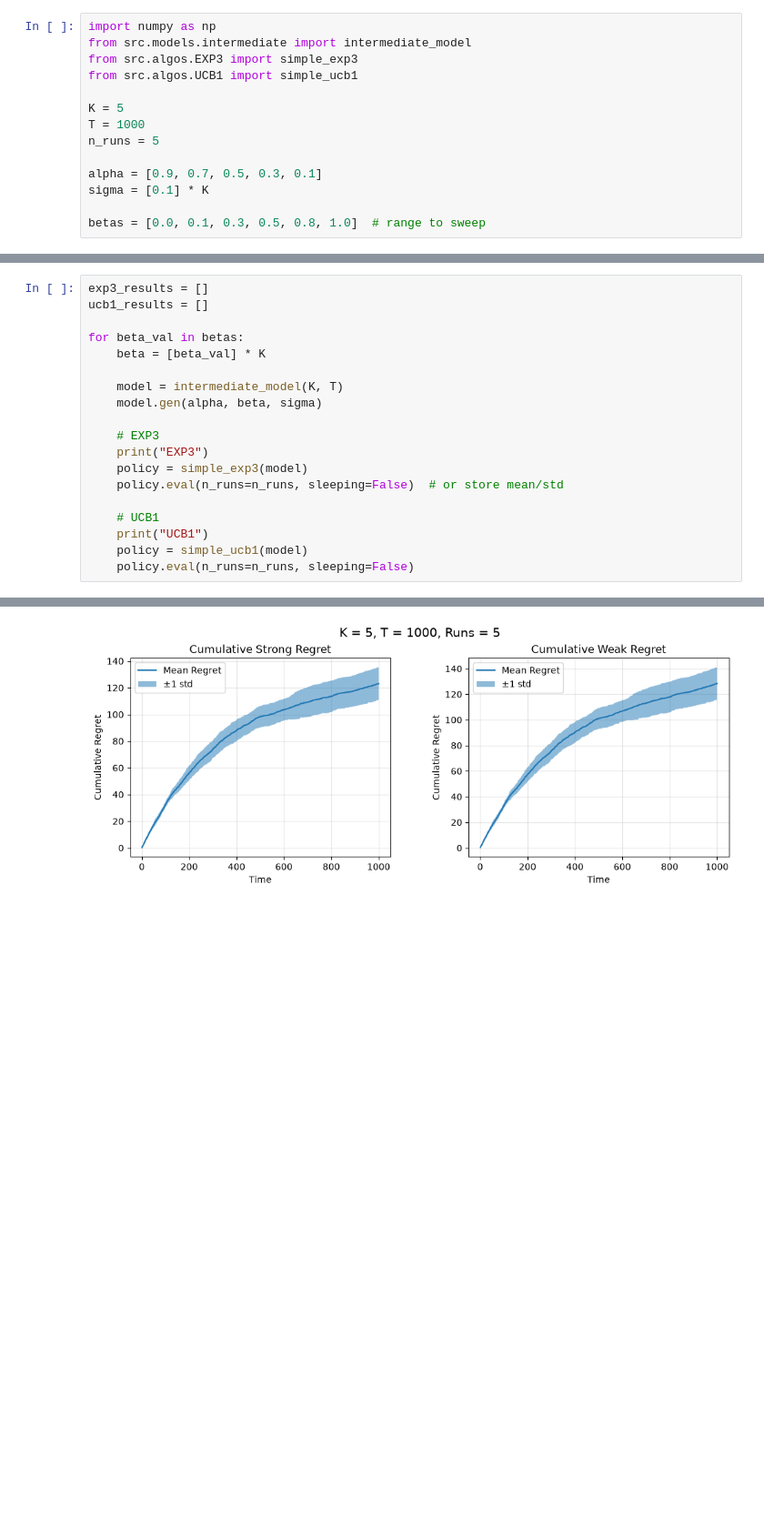
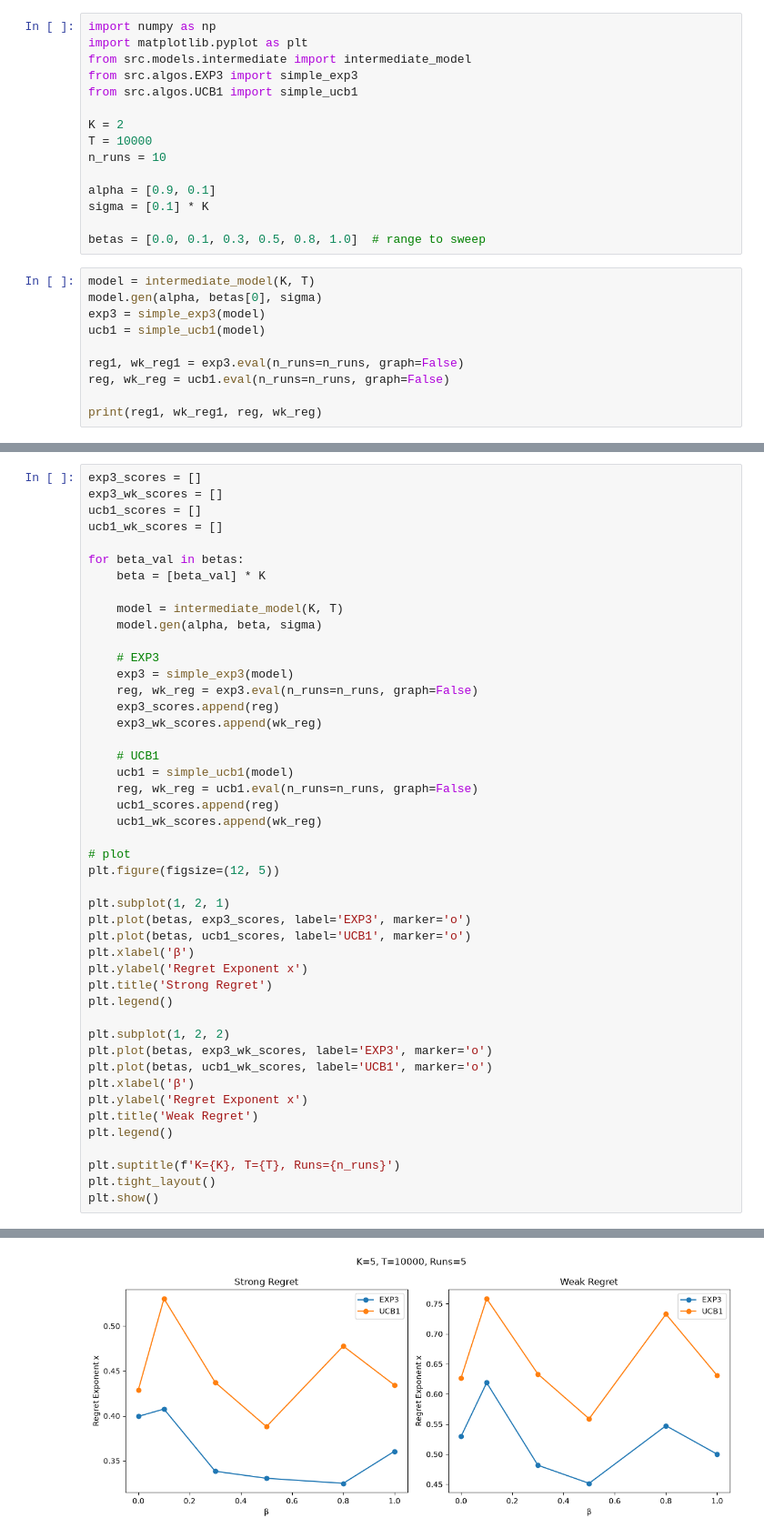
Before and after one commit to chrisbsoo/bandits, a Jupyter notebook: sesh/s3_intermediate.ipynb, the cells around one changed output, grey strips where cells are left out. Shown at 91% size. Saved outputs shown, nothing was run; the diff lists cells and outputs as text; blank space fills up the shorter version.

Commit message:
fixed 0-1 clipping issue, added new metric, exponent estimation, results are weird, will investigate further

```diff
--- a/sesh/s3_intermediate.ipynb
+++ b/sesh/s3_intermediate.ipynb
@@ -1,14 +1,25 @@
 # %%
 import numpy as np
+import matplotlib.pyplot as plt
 from src.models.intermediate import intermediate_model
 from src.algos.EXP3 import simple_exp3
 from src.algos.UCB1 import simple_ucb1
 
-K = 5
-T = 1000
-n_runs = 5
+K = 2
+T = 10000
+n_runs = 10
 
-alpha = [0.9, 0.7, 0.5, 0.3, 0.1]
+alpha = [0.9, 0.1]
 sigma = [0.1] * K
 
 betas = [0.0, 0.1, 0.3, 0.5, 0.8, 1.0]  # range to sweep
+# %%
+model = intermediate_model(K, T)
+model.gen(alpha, betas[0], sigma)
+exp3 = simple_exp3(model)
+ucb1 = simple_ucb1(model)
+
+reg1, wk_reg1 = exp3.eval(n_runs=n_runs, graph=False)
+reg, wk_reg = ucb1.eval(n_runs=n_runs, graph=False)
+
+print(reg1, wk_reg1, reg, wk_reg)
@@ -15,6 +40,8 @@ betas = [0.0, 0.1, 0.3, 0.5, 0.8, 1.0]  # range to sweep
 # %%
-exp3_results = []
-ucb1_results = []
+exp3_scores = []
+exp3_wk_scores = []
+ucb1_scores = []
+ucb1_wk_scores = []
 
 for beta_val in betas:
     beta = [beta_val] * K
@@ -23,12 +50,37 @@ for beta_val in betas:
     model.gen(alpha, beta, sigma)
 
     # EXP3
-    print("EXP3")
-    policy = simple_exp3(model)
-    policy.eval(n_runs=n_runs, sleeping=False)  # or store mean/std
+    exp3 = simple_exp3(model)
+    reg, wk_reg = exp3.eval(n_runs=n_runs, graph=False)
+    exp3_scores.append(reg)
+    exp3_wk_scores.append(wk_reg)
 
     # UCB1
-    print("UCB1")
-    policy = simple_ucb1(model)
-    policy.eval(n_runs=n_runs, sleeping=False)
+    ucb1 = simple_ucb1(model)
+    reg, wk_reg = ucb1.eval(n_runs=n_runs, graph=False)
+    ucb1_scores.append(reg)
+    ucb1_wk_scores.append(wk_reg)
+
+# plot
+plt.figure(figsize=(12, 5))
+
+plt.subplot(1, 2, 1)
+plt.plot(betas, exp3_scores, label='EXP3', marker='o')
+plt.plot(betas, ucb1_scores, label='UCB1', marker='o')
+plt.xlabel('β')
+plt.ylabel('Regret Exponent x')
+plt.title('Strong Regret')
+plt.legend()
+
+plt.subplot(1, 2, 2)
+plt.plot(betas, exp3_wk_scores, label='EXP3', marker='o')
+plt.plot(betas, ucb1_wk_scores, label='UCB1', marker='o')
+plt.xlabel('β')
+plt.ylabel('Regret Exponent x')
+plt.title('Weak Regret')
+plt.legend()
+
+plt.suptitle(f'K={K}, T={T}, Runs={n_runs}')
+plt.tight_layout()
+plt.show()
 # %% [output]
@@ -37 +88 @@ EXP3
-[figure, old version]
+[figure, new version]
```
Also changed, not shown: parts of 3 cells of this notebook, 5 other files.
